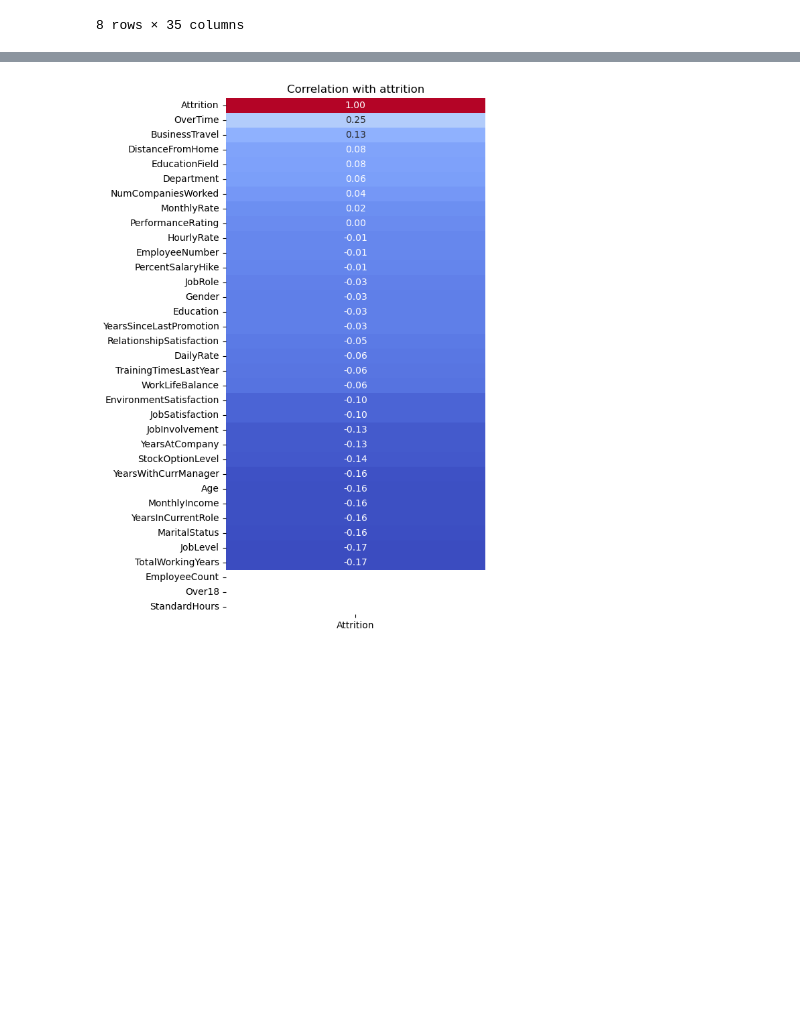
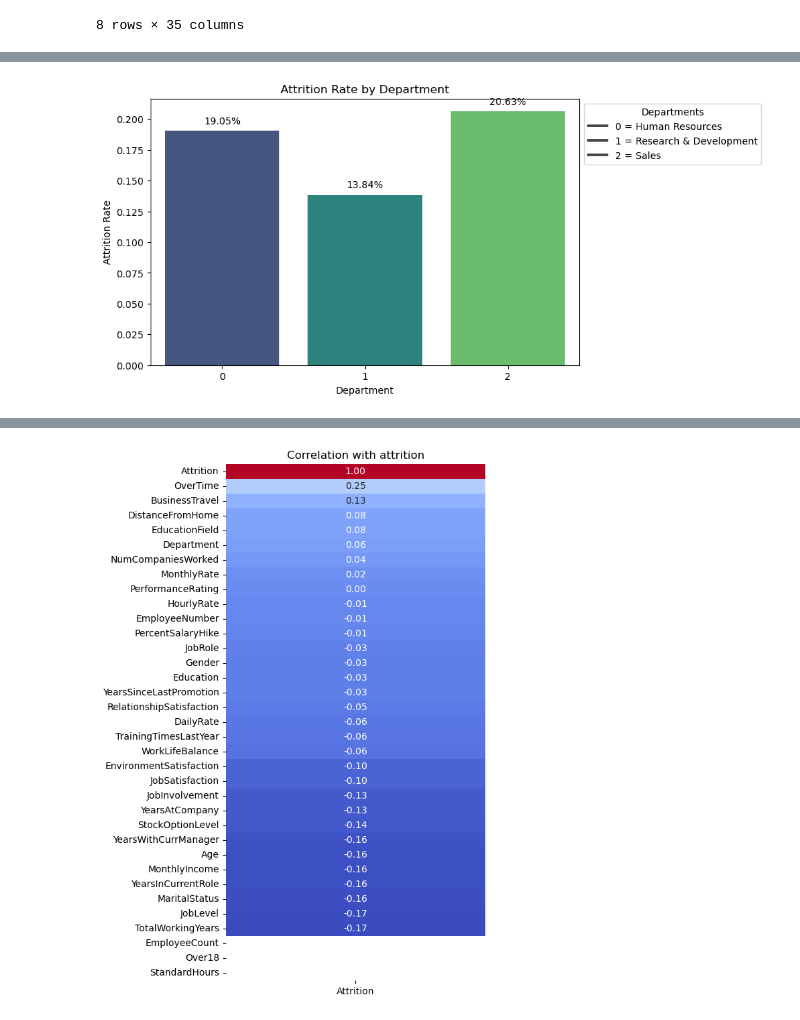
Before and after one commit to cph-mh1088/MP4, a Jupyter notebook: MP4.ipynb, the cells around one changed output, grey strips where cells are left out. Drawn from its saved outputs; the diff is of its cells as text; code cells hidden in the pictures; blank space fills up the shorter version.

```diff
--- a/MP4.ipynb
+++ b/MP4.ipynb
@@ -149,0 +185,22 @@ df.describe()
+# %%
+correlation_department = df.groupby('Department')['Attrition'].mean().sort_values(ascending=False)
+
+# plot
+plt.figure(figsize=(8, 5))
+ax = sns.barplot(x=correlation_department.index, y=correlation_department.values, palette='viridis')
+plt.title('Attrition Rate by Department')
+plt.xlabel('Department')
+plt.ylabel('Attrition Rate')
+
+# add %
+for p in ax.patches:
+    ax.annotate(f'{p.get_height():.2%}', (p.get_x() + p.get_width() / 2., p.get_height()),
+                ha='center', va='center', xytext=(0, 10), textcoords='offset points')
+
+# legend
+department_mapping = {'Human Resources': 0, 'Research & Development': 1, 'Sales': 2}
+legend_labels_department = [f"{value} = {key}" for key, value in department_mapping.items()]
+plt.legend(title='Departments', labels=legend_labels_department, loc='upper left', bbox_to_anchor=(1, 1))
+plt.show()
+# %% [output]
+[figure, added]
```
Also changed, not shown: parts of 8 cells of this notebook, 2 other files.
